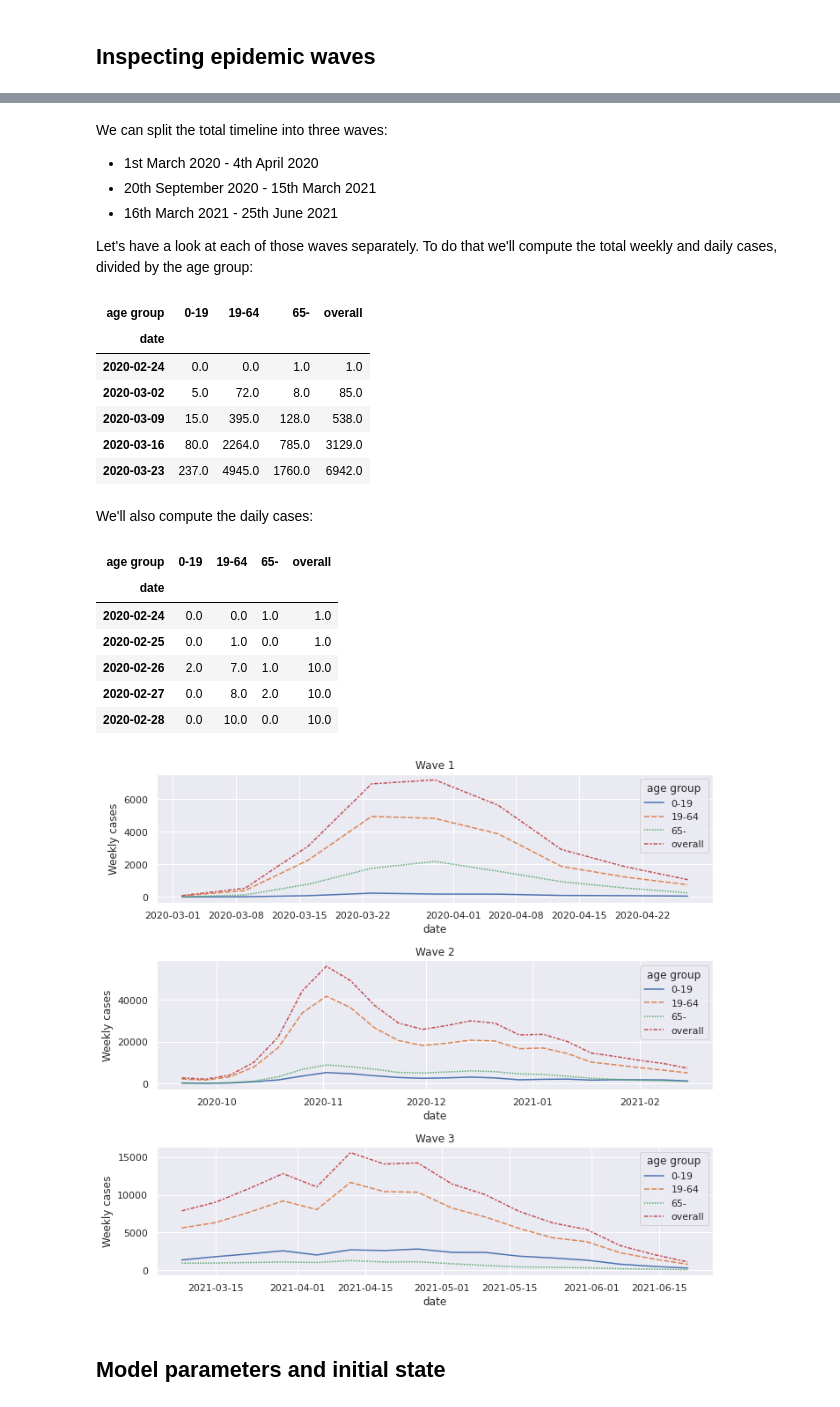
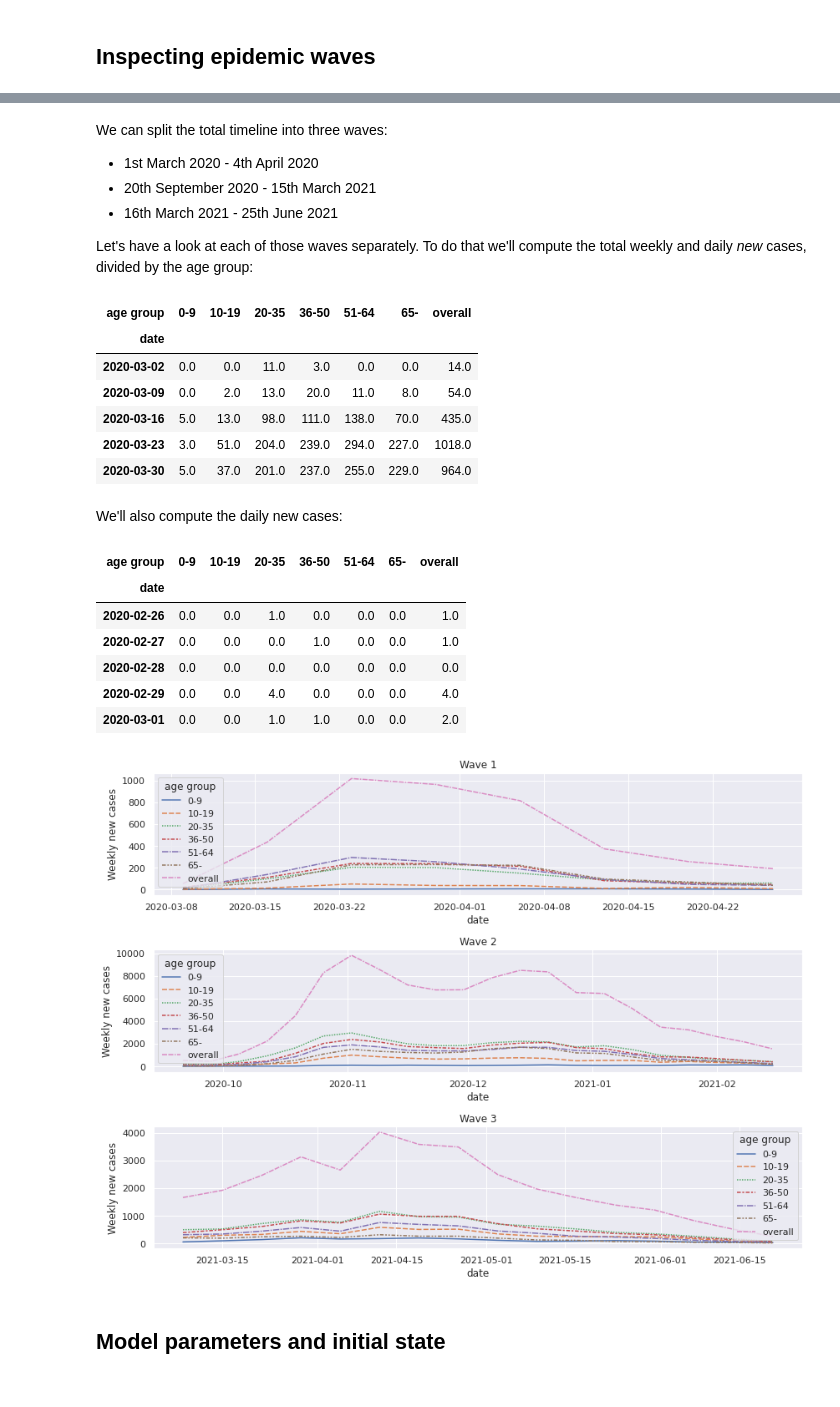
Before and after one commit to dauvillc/covid-19-switzerland, a Jupyter notebook: scripts/calibration.ipynb, the cells around one changed output, grey strips where cells are left out. Cells and saved outputs as stored; diff of their text form; code cells hidden in the pictures.

Commit message:
Updated calibration, added /data and /figures

```diff
--- a/scripts/calibration.ipynb
+++ b/scripts/calibration.ipynb
@@ -64,0 +68,3 @@ foph_data.head()
+# %%
+foph_data = foph_data[foph_data['ktn'].isin(['ZH', 'SG'])]
+foph_data.shape[0]
@@ -82,9 +90,10 @@ foph_data.head()
 ## Converting age to age groups
 We'll need to know the age group in which each case falls into:
 # %%
-age_intervals = pd.DataFrame({'From': [0, 20, 65], 'To': [19, 64, 150], 'Group':['0-19', '19-64', '65-']})
+age_intervals = pd.DataFrame({'From': [0, 10, 20, 36, 51, 65], 'To': [9, 19, 35, 50, 64, 150], 'Group':['0-9', '10-19', '20-35', '36-50', '51-64', '65-']})
 # Converts to pandas IntervalIndex objects which will automatically be mapped to the age column
 age_intervals = age_intervals.set_index(pd.IntervalIndex.from_arrays(age_intervals['From'],
                                                              age_intervals['To'], closed='both'))['Group']
+n_age_groups = len(age_intervals)
 age_intervals
 # %% [output]
@@ -125,11 +137,11 @@ We can split the total timeline into three waves:
 * 20th September 2020 - 15th March 2021
 * 16th March 2021 - 25th June 2021
 
-Let's have a look at each of those waves separately. To do that we'll compute the total weekly and daily cases, divided by the age group:
+Let's have a look at each of those waves separately. To do that we'll compute the total weekly and daily *new* cases, divided by the age group:
 # %%
 # Starting and ending dates of every wave. Each starting day should be a Monday,
 # and each ending day should be a Sunday.
-waves = [('2020-03-02', '2020-05-03'),
+waves = [('2020-03-09', '2020-05-03'),
          ('2020-09-21', '2021-02-21'),
          ('2021-03-8', '2021-06-27')]
 # %%
@@ -142,15 +154,15 @@ weekly_cases['overall'] = weekly_cases.sum(axis=1)
 # %%
 weekly_cases.head()
 # %% [output]
-| age group | 0-19 | 19-64 | 65- | overall |
-| date |  |  |  |  |
-| 2020-02-24 | 0.0 | 0.0 | 1.0 | 1.0 |
-| 2020-03-02 | 5.0 | 72.0 | 8.0 | 85.0 |
-| 2020-03-09 | 15.0 | 395.0 | 128.0 | 538.0 |
-| 2020-03-16 | 80.0 | 2264.0 | 785.0 | 3129.0 |
-| 2020-03-23 | 237.0 | 4945.0 | 1760.0 | 6942.0 |
+| age group | 0-9 | 10-19 | 20-35 | 36-50 | 51-64 | 65- | overall |
+| date |  |  |  |  |  |  |  |
+| 2020-03-02 | 0.0 | 0.0 | 11.0 | 3.0 | 0.0 | 0.0 | 14.0 |
+| 2020-03-09 | 0.0 | 2.0 | 13.0 | 20.0 | 11.0 | 8.0 | 54.0 |
+| 2020-03-16 | 5.0 | 13.0 | 98.0 | 111.0 | 138.0 | 70.0 | 435.0 |
+| 2020-03-23 | 3.0 | 51.0 | 204.0 | 239.0 | 294.0 | 227.0 | 1018.0 |
+| 2020-03-30 | 5.0 | 37.0 | 201.0 | 237.0 | 255.0 | 229.0 | 964.0 |
 # %% [markdown]
-We'll also compute the daily cases:
+We'll also compute the daily new cases:
 # %%
 daily_cases = foph_data.groupby('age group').resample(pd.offsets.Day(), on="date").count().rename({'date': 'cases'}, axis=1)['cases'].reset_index()
 # Pivots the table to have a column for each age group, and the date as the index
@@ -159,13 +171,13 @@ daily_cases = daily_cases.pivot(index='date', columns='age group', values='cases
 daily_cases['overall'] = daily_cases.sum(axis=1)
 daily_cases.head()
 # %% [output]
-| age group | 0-19 | 19-64 | 65- | overall |
-| date |  |  |  |  |
-| 2020-02-24 | 0.0 | 0.0 | 1.0 | 1.0 |
-| 2020-02-25 | 0.0 | 1.0 | 0.0 | 1.0 |
-| 2020-02-26 | 2.0 | 7.0 | 1.0 | 10.0 |
-| 2020-02-27 | 0.0 | 8.0 | 2.0 | 10.0 |
-| 2020-02-28 | 0.0 | 10.0 | 0.0 | 10.0 |
+| age group | 0-9 | 10-19 | 20-35 | 36-50 | 51-64 | 65- | overall |
+| date |  |  |  |  |  |  |  |
+| 2020-02-26 | 0.0 | 0.0 | 1.0 | 0.0 | 0.0 | 0.0 | 1.0 |
+| 2020-02-27 | 0.0 | 0.0 | 0.0 | 1.0 | 0.0 | 0.0 | 1.0 |
+| 2020-02-28 | 0.0 | 0.0 | 0.0 | 0.0 | 0.0 | 0.0 | 0.0 |
+| 2020-02-29 | 0.0 | 0.0 | 4.0 | 0.0 | 0.0 | 0.0 | 4.0 |
+| 2020-03-01 | 0.0 | 0.0 | 1.0 | 1.0 | 0.0 | 0.0 | 2.0 |
 # %%
 def plot_wave(start, end):
     """
@@ -173,16 +185,16 @@ def plot_wave(start, end):
     """
     wave_data = weekly_cases[(weekly_cases.index >= start) & (weekly_cases.index <= end)]
     sns.lineplot(data=wave_data)
-    plt.ylabel('Weekly cases')
+    plt.ylabel('Weekly new cases')
 # %%
-fig = plt.figure(figsize=(10, len(waves) * 3))
+fig = plt.figure(figsize=(12, len(waves) * 3))
 for wave, (start, end) in enumerate(waves):
     ax = fig.add_subplot(len(waves), 1, wave + 1)
     plot_wave(start, end)
     ax.title.set_text(f"Wave {wave + 1}")
 savefig(f"waves.png")
 # %% [output]
-[figure, old version]
+[figure, new version]
 # %% [markdown]
 ## Model parameters and initial state
 # %% [markdown]
```
Also changed, not shown: parts of 37 cells of this notebook, 8 other files.
